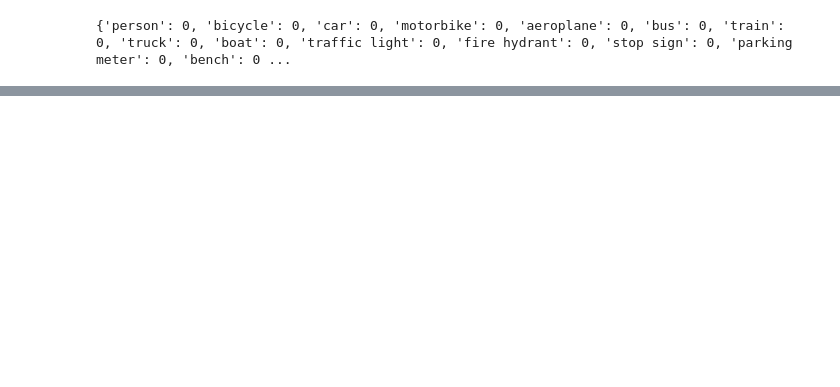
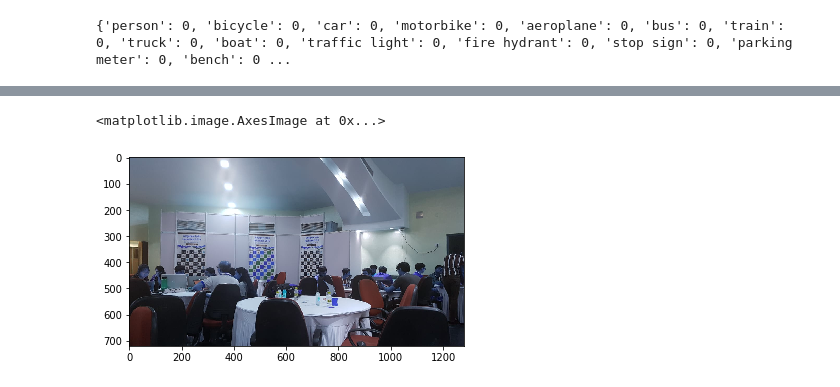
Before and after one commit to harshitadd/AirHero, a Jupyter notebook: SI_ObjectDetection.ipynb, the cells around one changed output, grey strips where cells are left out. Cells and saved outputs as stored; diff of their text form; code cells hidden in the pictures; blank space fills up the shorter version.

```diff
--- a/SI_ObjectDetection.ipynb
+++ b/SI_ObjectDetection.ipynb
@@ -50 +72,6 @@ plt.imshow(image)
+# %%
+plt.imshow(im3)
+# %% [output]
+<matplotlib.image.AxesImage at 0x...>
+[figure, added]
 # %%
```
Also changed, not shown: parts of 14 cells of this notebook, 3 other files.
